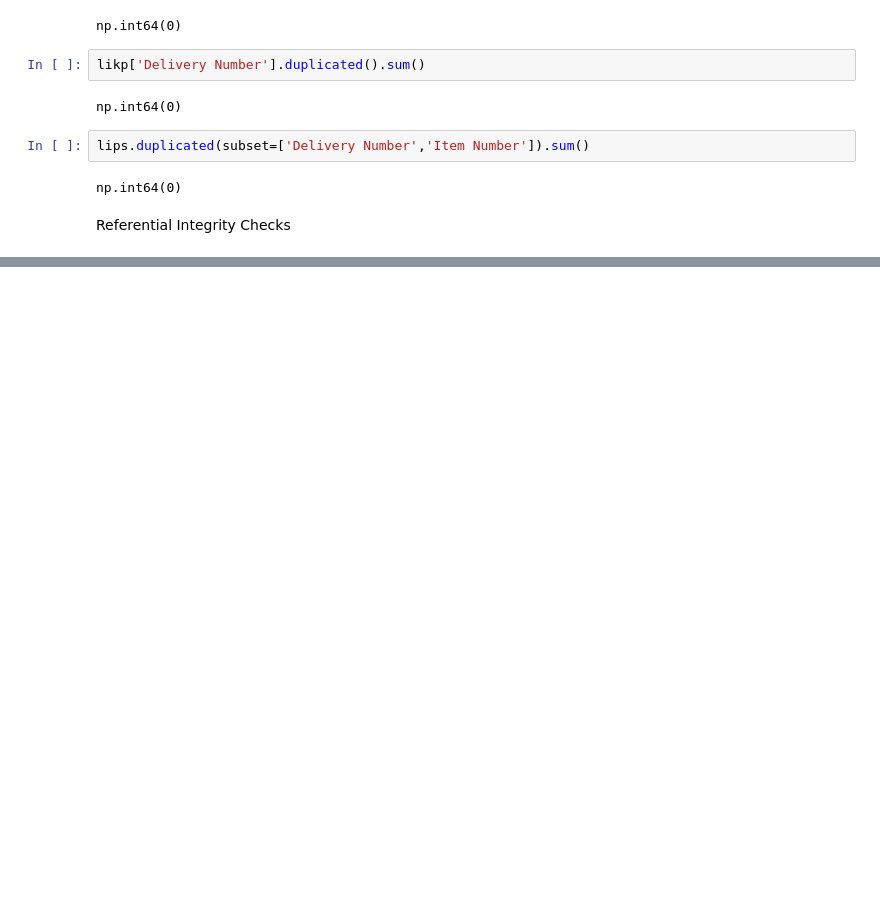
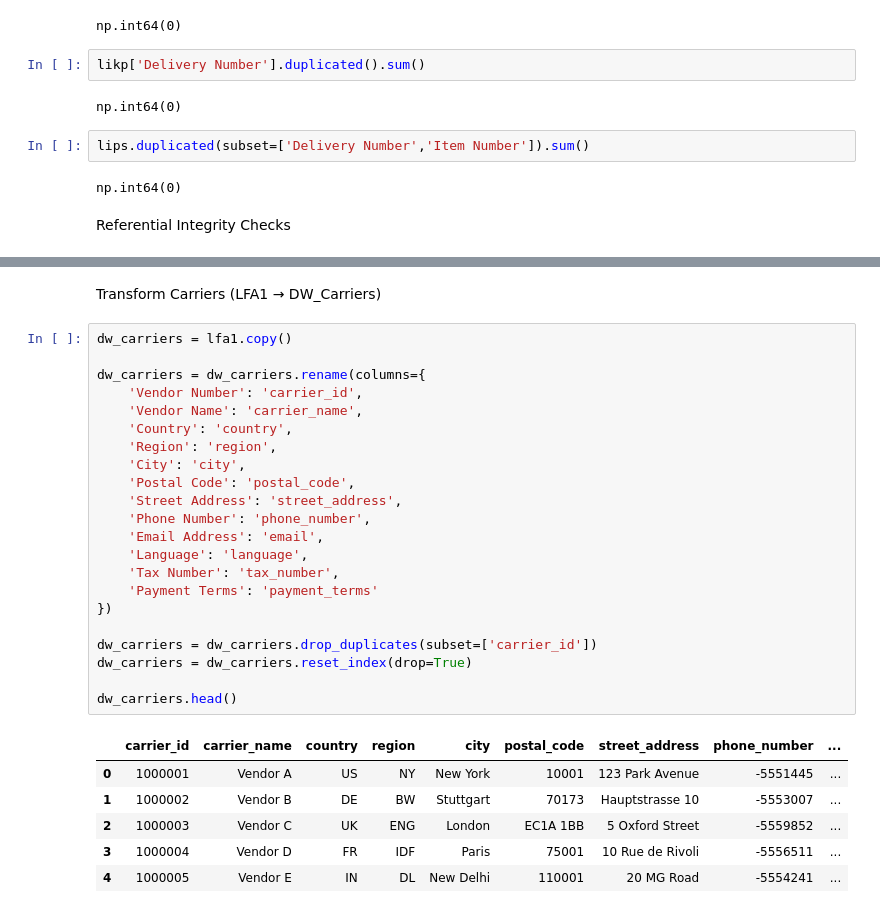
Before and after one commit to THIAGESHWARANS/E-commerce-Order-Fulfillment-Delivery-Analytics, a Jupyter notebook: etl_process.ipynb, the cells around one changed output, grey strips where cells are left out. Saved outputs shown, nothing was run; the diff lists cells and outputs as text; blank space fills up the shorter version.

```diff
--- a/etl_process.ipynb
+++ b/etl_process.ipynb
@@ -219,0 +390,31 @@ Referential Integrity Checks
+# %% [markdown]
+Transform Carriers (LFA1 → DW_Carriers)
+# %%
+dw_carriers = lfa1.copy()
+
+dw_carriers = dw_carriers.rename(columns={
+    'Vendor Number': 'carrier_id',
+    'Vendor Name': 'carrier_name',
+    'Country': 'country',
+    'Region': 'region',
+    'City': 'city',
+    'Postal Code': 'postal_code',
+    'Street Address': 'street_address',
+    'Phone Number': 'phone_number',
+    'Email Address': 'email',
+    'Language': 'language',
+    'Tax Number': 'tax_number',
+    'Payment Terms': 'payment_terms'
+})
+
+dw_carriers = dw_carriers.drop_duplicates(subset=['carrier_id'])
+dw_carriers = dw_carriers.reset_index(drop=True)
+
+dw_carriers.head()
+# %% [output]
+|  | carrier_id | carrier_name | country | region | city | postal_code | street_address | phone_number | ... |
+| 0 | 1000001 | Vendor A | US | NY | New York | 10001 | 123 Park Avenue | -5551445 | ... |
+| 1 | 1000002 | Vendor B | DE | BW | Stuttgart | 70173 | Hauptstrasse 10 | -5553007 | ... |
+| 2 | 1000003 | Vendor C | UK | ENG | London | EC1A 1BB | 5 Oxford Street | -5559852 | ... |
+| 3 | 1000004 | Vendor D | FR | IDF | Paris | 75001 | 10 Rue de Rivoli | -5556511 | ... |
+| 4 | 1000005 | Vendor E | IN | DL | New Delhi | 110001 | 20 MG Road | -5554241 | ... |
```
Also changed, not shown: parts of 62 cells of this notebook.
